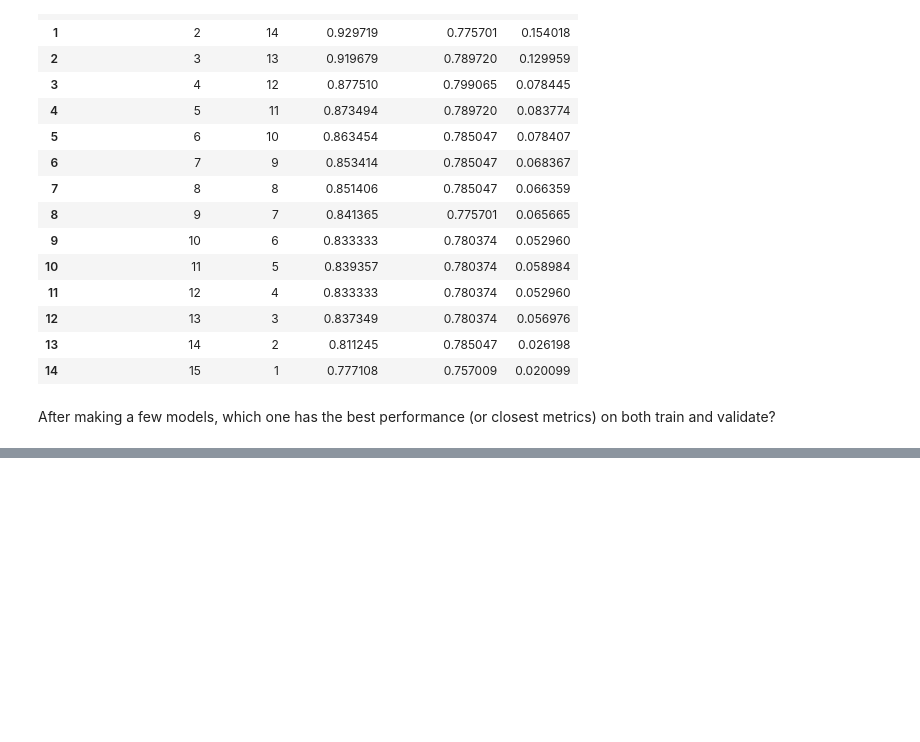
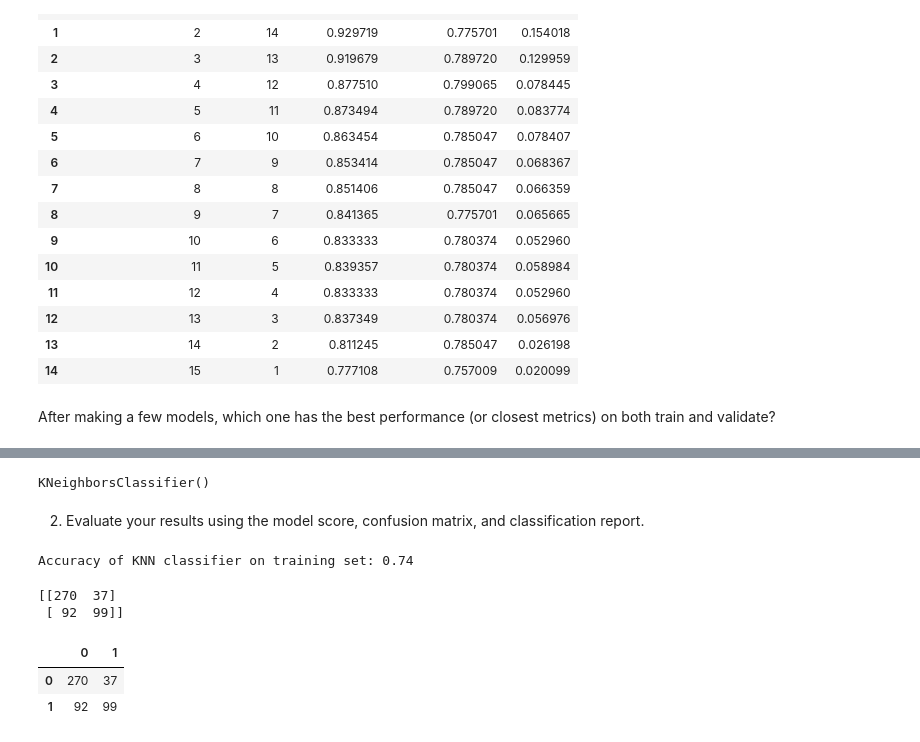
Before and after one commit to chloerwhitaker/classification-exercises, a Jupyter notebook: model.ipynb, the cells around one changed output, grey strips where cells are left out. Drawn from its saved outputs; the diff is of its cells as text; code cells hidden in the pictures; blank space fills up the shorter version.

```diff
--- a/model.ipynb
+++ b/model.ipynb
@@ -693,0 +699,4 @@ After making a few models, which one has the best performance (or closest metric
+# %%
+knn.fit(X_train, y_train)
+# %% [output]
+KNeighborsClassifier()
@@ -693,0 +709,20 @@ After making a few models, which one has the best performance (or closest metric
+# %% [markdown]
+2. Evaluate your results using the model score, confusion matrix, and classification report.
+# %%
+# Accuracy
+print('Accuracy of KNN classifier on training set: {:.2f}'
+     .format(knn.score(X_train, y_train)))
+# %% [output]
+Accuracy of KNN classifier on training set: 0.74
+# %%
+# confusion matrix
+print(confusion_matrix(y_train, y_pred))
+# %% [output]
+[[270  37]
+ [ 92  99]]
+# %%
+pd.DataFrame(confusion_matrix(y_train, y_pred))
+# %% [output]
+|  | 0 | 1 |
+| 0 | 270 | 37 |
+| 1 | 92 | 99 |
```
Also changed, not shown: parts of 27 cells of this notebook.
